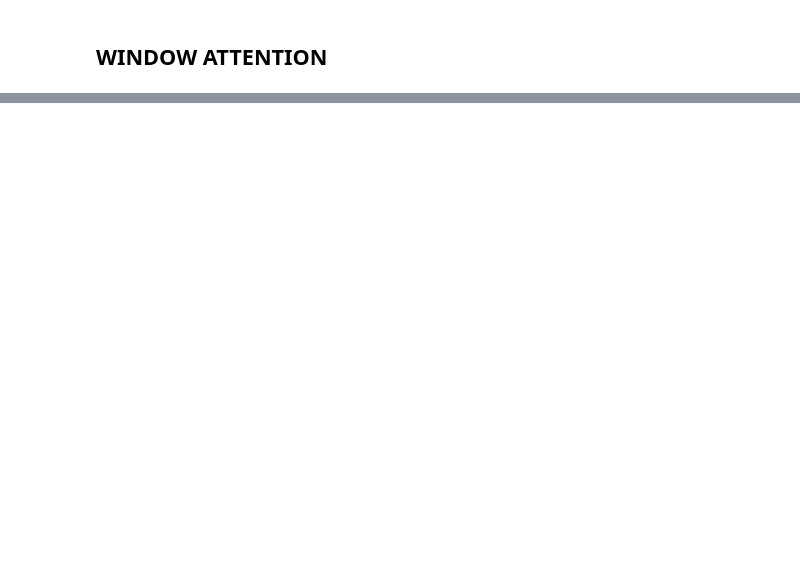
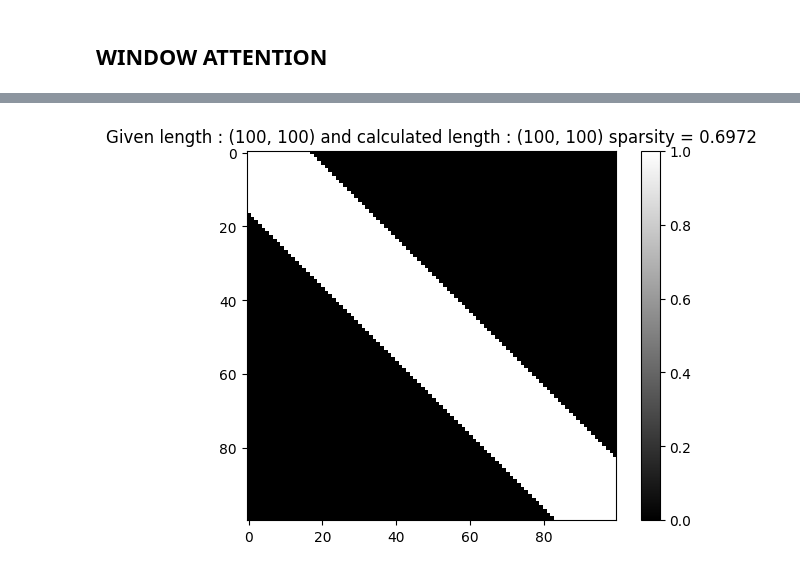
Before and after one commit to shanedonnelly/artificial_big_bird_matrix_generator, a Jupyter notebook: big_bird.ipynb, the cells around one changed output, grey strips where cells are left out. Cells and saved outputs as stored; diff of their text form; code cells hidden in the pictures; blank space fills up the shorter version.

```diff
--- a/big_bird.ipynb
+++ b/big_bird.ipynb
@@ -151,3 +175,20 @@ def best_diagonal_width_from_sparsity(length, sparsity):
 # %%
-# def test_best_diagonal_width_from_sparsity():
-#     for
+def add_window_attention_mask_with_sparsity(matrix, length, sparsity):
+    # conditions : 0 <= sparsity <= 1
+    dw = best_diagonal_width_from_sparsity(length, sparsity)
+    return add_window_attention_mask(matrix=matrix, length=length, diagonal_width=dw)
+# %%
+def generate_matrix_with_window_attention_mask_with_sparsity(length, sparsity):
+    # conditions :  0 <= diagonal_width <= 2*length - 1 (cover full matrix), diagonal_width is odd
+    matrix = np.ones((length, length))
+    return add_window_attention_mask_with_sparsity(matrix=matrix, length= length, sparsity=sparsity)
+# %%
+def test_generate_matrix_with_window_attention_mask_with_sparsity():
+    length = 100
+    sparsity = 0.7
+    matrix = generate_matrix_with_window_attention_mask_with_sparsity(length=length, sparsity=sparsity)
+    show_matrix_infos(matrix,length)
+
+test_generate_matrix_with_window_attention_mask_with_sparsity()
+# %% [output]
+[figure, added]
```
Also changed, not shown: parts of 13 cells of this notebook, 6 other files.
